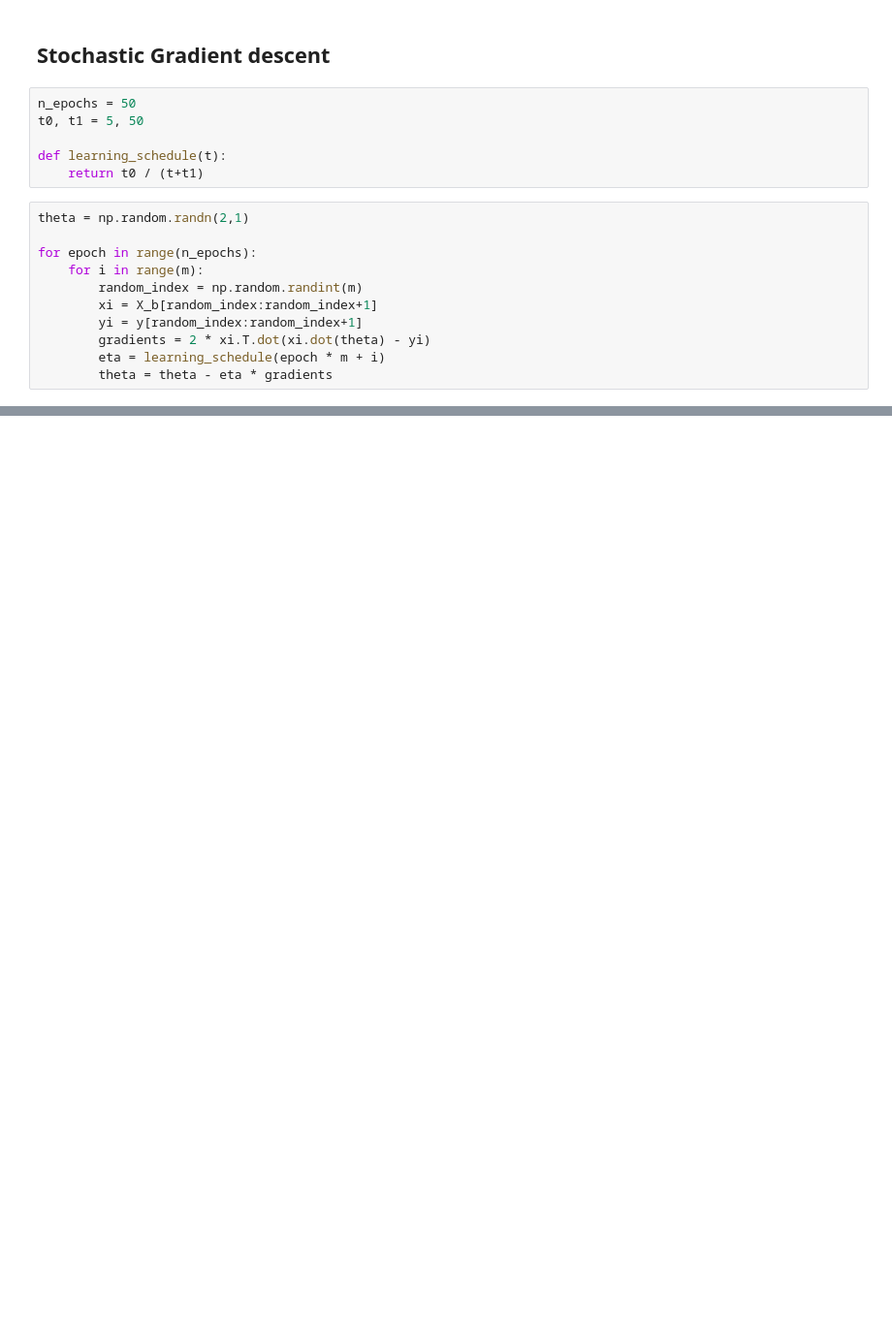
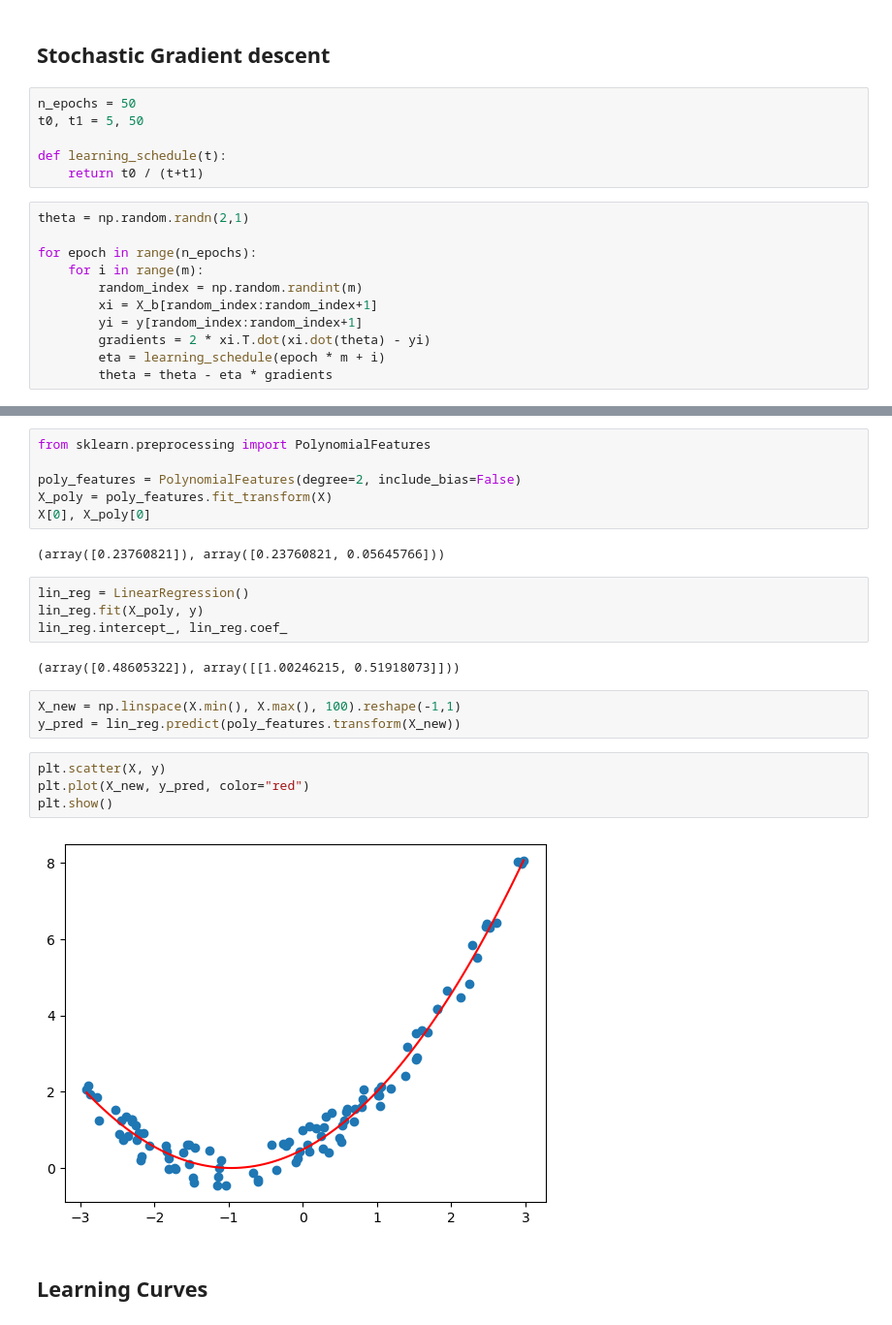
Before and after one commit to Roi-flores13/Hands_on_machine_learning, a Jupyter notebook: Training_models/training_models.ipynb, the cells around one changed output, grey strips where cells are left out. Shown: that part at 97% size. Saved outputs shown, nothing was run; the diff lists cells and outputs as text; blank space fills up the shorter version.

```diff
--- a/Training_models/training_models.ipynb
+++ b/Training_models/training_models.ipynb
@@ -105,0 +117,25 @@ sgd_reg.intercept_[0], sgd_reg.coef_[0]
+# %%
+from sklearn.preprocessing import PolynomialFeatures
+
+poly_features = PolynomialFeatures(degree=2, include_bias=False)
+X_poly = poly_features.fit_transform(X)
+X[0], X_poly[0]
+# %% [output]
+(array([0.23760821]), array([0.23760821, 0.05645766]))
+# %%
+lin_reg = LinearRegression()
+lin_reg.fit(X_poly, y)
+lin_reg.intercept_, lin_reg.coef_
+# %% [output]
+(array([0.48605322]), array([[1.00246215, 0.51918073]]))
+# %%
+X_new = np.linspace(X.min(), X.max(), 100).reshape(-1,1)
+y_pred = lin_reg.predict(poly_features.transform(X_new))
+# %%
+plt.scatter(X, y)
+plt.plot(X_new, y_pred, color="red")
+plt.show()
+# %% [output]
+[figure, added]
+# %% [markdown]
+## Learning Curves
```
Also changed, not shown: parts of 24 cells of this notebook.
